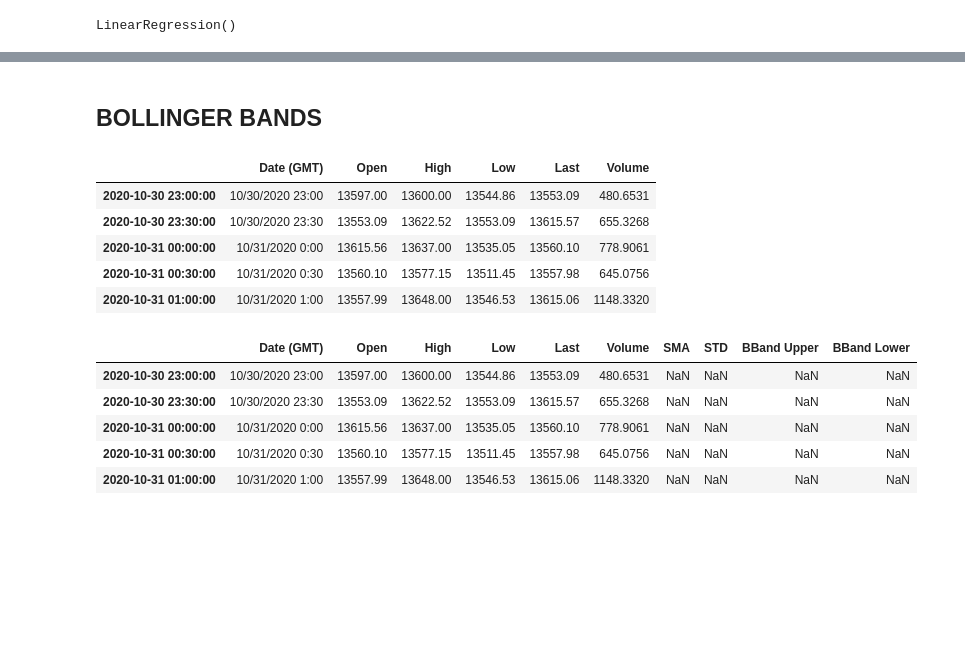
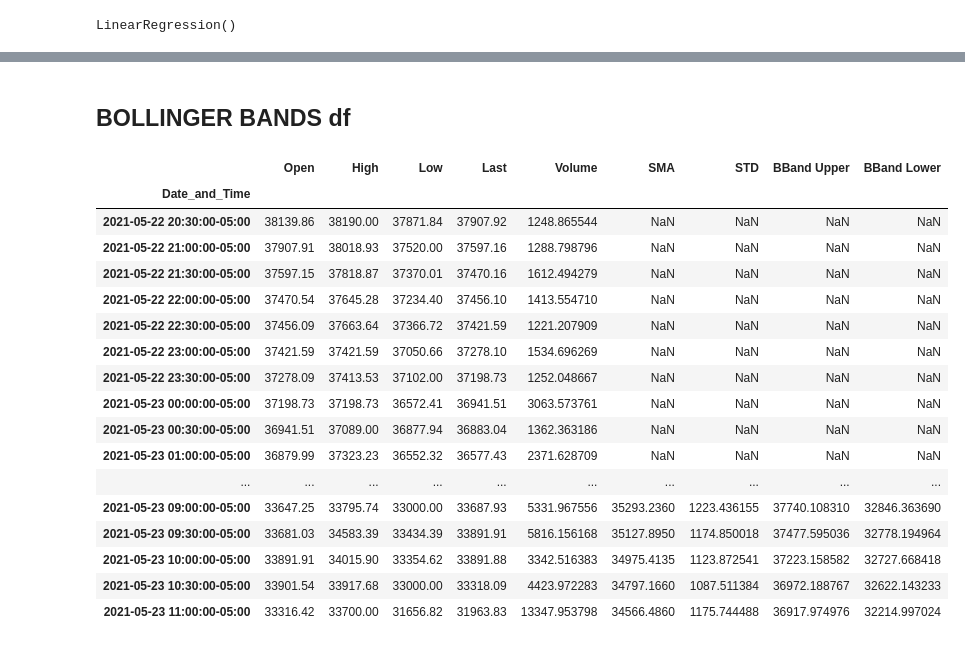
Before and after one commit to coldstrel/bitcoin_final, a Jupyter notebook: Team_4_Crypto_Bot.ipynb, the cells around one changed output, grey strips where cells are left out. Drawn from its saved outputs; the diff is of its cells as text; code cells hidden in the pictures; blank space fills up the shorter version.

```diff
--- a/Team_4_Crypto_Bot.ipynb
+++ b/Team_4_Crypto_Bot.ipynb
@@ -42,8 +62,26 @@ client = Client(API_Key, Secret_Key)
 # %%
 # get historical kline data from any date range
 #BTCOIN USDOLAR PRICE
-#first currency and crypto,then time interval,
-# and time to go back
+#first currency and crypto,then time interval, and time to go back
+# arguments of function have to be strings
 
-#def get_crypto_data(crypto, interval, lookback):
-pd.DataFrame(client.get_historical_klines('ETHUSDT','1m','1 day ago UTC')).head()
+
+def get_crypto_data(crypto, interval, lookback):
+    Crypto_df = pd.DataFrame(client.get_historical_klines(crypto, interval, lookback + ' ago UTC'))
+
+   # show only first 5 columns
+    Crypto_df = Crypto_df.iloc[:,:6]
+    #naming columns
+    Crypto_df.columns = ['Date_and_Time','Open', 'High', 'Low','Last','Volume']
+    # from the complete data, set index to date
+#     Crypto_df = Crypto_df.\
+#     set_index(pd.DatetimeIndex(Crypto_df['Date'].values))
+#     Crypto_df.tail()
+    Crypto_df = Crypto_df.set_index('Date_and_Time')
+    Crypto_df.index = pd.to_datetime(Crypto_df.index, unit='ms')
+#     Crypto_df.tz_localize('UTC').tz_convert('Mexico/General')
+
+
+   # all values are stored as string so change them into float.
+    Crypto_df = Crypto_df.astype(float)
+    return Crypto_df
@@ -91,0 +90,4 @@ BTC_data_complete_dateindex_df.tail()
+# %%
+lookback = '6 months'
+crypto_df= get_crypto_data('BTCUSDT', '30m', lookback).tz_localize('UTC').tz_convert('Mexico/General')
+crypto_df.shape
@@ -412,35 +724,37 @@ BTC_MACD_BuySell_Sig_df.fillna(0).tail(50)
 # %% [markdown]
-## BOLLINGER BANDS
+## BOLLINGER BANDS df
-# %%
-#creating bollinger band dataframe
-BTC_BB_df1= BTC_data_complete_dateindex_df.loc[:,:'Volume']
-BTC_BB_df1.head()
-# %% [output]
-|  | Date (GMT) | Open | High | Low | Last | Volume |
-| 2020-10-30 23:00:00 | 10/30/2020 23:00 | 13597.00 | 13600.00 | 13544.86 | 13553.09 | 480.6531 |
-| 2020-10-30 23:30:00 | 10/30/2020 23:30 | 13553.09 | 13622.52 | 13553.09 | 13615.57 | 655.3268 |
-| 2020-10-31 00:00:00 | 10/31/2020 0:00 | 13615.56 | 13637.00 | 13535.05 | 13560.10 | 778.9061 |
-| 2020-10-31 00:30:00 | 10/31/2020 0:30 | 13560.10 | 13577.15 | 13511.45 | 13557.98 | 645.0756 |
-| 2020-10-31 01:00:00 | 10/31/2020 1:00 | 13557.99 | 13648.00 | 13546.53 | 13615.06 | 1148.3320 |
 # %%
+crypto_BBand_df =crypto_df.copy(deep=True)
 # calculate SMA, SD, UPPER BAN, LOWER BAND
 #GET TIME PERIOD
 period = 20
 
 # calculate SMA
-BTC_BB_df1['SMA']=BTC_BB_df1['Last'].rolling(window = period).mean()
+crypto_BBand_df['SMA']=crypto_BBand_df['Last'].rolling(window = period).mean()
 #calculate std
-BTC_BB_df1['STD']=BTC_BB_df1['Last'].rolling(window = period).std()
+crypto_BBand_df['STD']=crypto_BBand_df['Last'].rolling(window = period).std()
 #calculate BB UP
-BTC_BB_df1['BBand Upper']=BTC_BB_df1['SMA']+(BTC_BB_df1['STD']*2)
+crypto_BBand_df['BBand Upper']=crypto_BBand_df['SMA']+(crypto_BBand_df['STD']*2)
 #calculate BB LOW
-BTC_BB_df1['BBand Lower']=BTC_BB_df1['SMA']-(BTC_BB_df1['STD']*2)
+crypto_BBand_df['BBand Lower']=crypto_BBand_df['SMA']-(crypto_BBand_df['STD']*2)
 
-BTC_BB_df1.head()
+crypto_BBand_df.head(30)
 # %% [output]
-|  | Date (GMT) | Open | High | Low | Last | Volume | SMA | STD | BBand Upper | BBand Lower |
-| 2020-10-30 23:00:00 | 10/30/2020 23:00 | 13597.00 | 13600.00 | 13544.86 | 13553.09 | 480.6531 | NaN | NaN | NaN | NaN |
-| 2020-10-30 23:30:00 | 10/30/2020 23:30 | 13553.09 | 13622.52 | 13553.09 | 13615.57 | 655.3268 | NaN | NaN | NaN | NaN |
-| 2020-10-31 00:00:00 | 10/31/2020 0:00 | 13615.56 | 13637.00 | 13535.05 | 13560.10 | 778.9061 | NaN | NaN | NaN | NaN |
-| 2020-10-31 00:30:00 | 10/31/2020 0:30 | 13560.10 | 13577.15 | 13511.45 | 13557.98 | 645.0756 | NaN | NaN | NaN | NaN |
-| 2020-10-31 01:00:00 | 10/31/2020 1:00 | 13557.99 | 13648.00 | 13546.53 | 13615.06 | 1148.3320 | NaN | NaN | NaN | NaN |
+|  | Open | High | Low | Last | Volume | SMA | STD | BBand Upper | BBand Lower |
+| Date_and_Time |  |  |  |  |  |  |  |  |  |
+| 2021-05-22 20:30:00-05:00 | 38139.86 | 38190.00 | 37871.84 | 37907.92 | 1248.865544 | NaN | NaN | NaN | NaN |
+| 2021-05-22 21:00:00-05:00 | 37907.91 | 38018.93 | 37520.00 | 37597.16 | 1288.798796 | NaN | NaN | NaN | NaN |
+| 2021-05-22 21:30:00-05:00 | 37597.15 | 37818.87 | 37370.01 | 37470.16 | 1612.494279 | NaN | NaN | NaN | NaN |
+| 2021-05-22 22:00:00-05:00 | 37470.54 | 37645.28 | 37234.40 | 37456.10 | 1413.554710 | NaN | NaN | NaN | NaN |
+| 2021-05-22 22:30:00-05:00 | 37456.09 | 37663.64 | 37366.72 | 37421.59 | 1221.207909 | NaN | NaN | NaN | NaN |
+| 2021-05-22 23:00:00-05:00 | 37421.59 | 37421.59 | 37050.66 | 37278.10 | 1534.696269 | NaN | NaN | NaN | NaN |
+| 2021-05-22 23:30:00-05:00 | 37278.09 | 37413.53 | 37102.00 | 37198.73 | 1252.048667 | NaN | NaN | NaN | NaN |
+| 2021-05-23 00:00:00-05:00 | 37198.73 | 37198.73 | 36572.41 | 36941.51 | 3063.573761 | NaN | NaN | NaN | NaN |
+| 2021-05-23 00:30:00-05:00 | 36941.51 | 37089.00 | 36877.94 | 36883.04 | 1362.363186 | NaN | NaN | NaN | NaN |
+| 2021-05-23 01:00:00-05:00 | 36879.99 | 37323.23 | 36552.32 | 36577.43 | 2371.628709 | NaN | NaN | NaN | NaN |
+| ... | ... | ... | ... | ... | ... | ... | ... | ... | ... |
+| 2021-05-23 09:00:00-05:00 | 33647.25 | 33795.74 | 33000.00 | 33687.93 | 5331.967556 | 35293.2360 | 1223.436155 | 37740.108310 | 32846.363690 |
+| 2021-05-23 09:30:00-05:00 | 33681.03 | 34583.39 | 33434.39 | 33891.91 | 5816.156168 | 35127.8950 | 1174.850018 | 37477.595036 | 32778.194964 |
+| 2021-05-23 10:00:00-05:00 | 33891.91 | 34015.90 | 33354.62 | 33891.88 | 3342.516383 | 34975.4135 | 1123.872541 | 37223.158582 | 32727.668418 |
+| 2021-05-23 10:30:00-05:00 | 33901.54 | 33917.68 | 33000.00 | 33318.09 | 4423.972283 | 34797.1660 | 1087.511384 | 36972.188767 | 32622.143233 |
+| 2021-05-23 11:00:00-05:00 | 33316.42 | 33700.00 | 31656.82 | 31963.83 | 13347.953798 | 34566.4860 | 1175.744488 | 36917.974976 | 32214.997024 |
```
Also changed, not shown: parts of 87 cells of this notebook, 13 other files.
